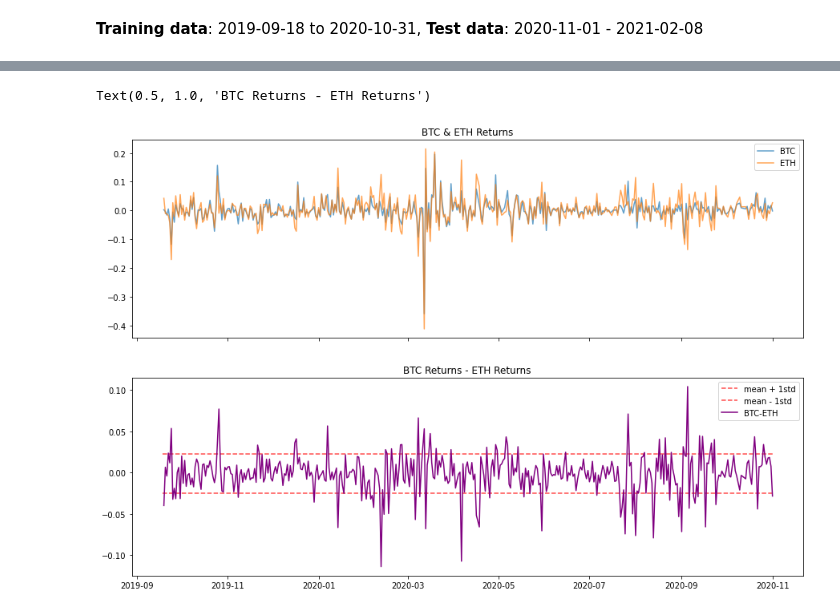
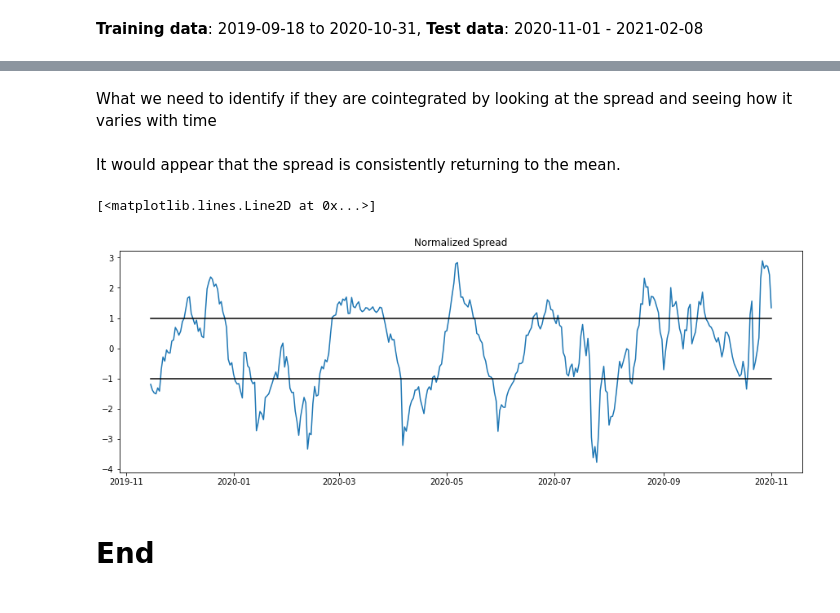
Before and after one commit to iceokoli/CryptoPairTrading-BackTest, a Jupyter notebook: EDA - Correlation between BTC and ETH.ipynb, the cells around one changed output, grey strips where cells are left out. Saved outputs shown, nothing was run; the diff lists cells and outputs as text; code cells hidden in the pictures.

```diff
--- a/EDA - Correlation between BTC and ETH.ipynb
+++ b/EDA - Correlation between BTC and ETH.ipynb
@@ -65,16 +62,23 @@ std: 0.0239, mean: -0.0013
-# %%
-high_line = pd.Series(data=(diff.mean() + diff.std())*np.repeat(1,len(btc_returns)), index=btc_returns.index)
-low_line = pd.Series(data=(diff.mean() - diff.std())*np.repeat(1,len(btc_returns)), index=btc_returns.index)
-fig, ax = plt.subplots(2,1, figsize=(15,10), sharex=True)
-ax[0].plot(btc_returns, label='BTC', alpha=0.7)
-ax[0].plot(eth_returns, label='ETH', alpha=0.7)
-ax[0].legend()
-ax[0].set_title('BTC & ETH Returns')
-ax[1].plot(high_line, color='red', linestyle='--', alpha=0.7, label='mean + 1std')
-ax[1].plot(low_line, color='red', linestyle='--', alpha=0.7, label='mean - 1std')
-ax[1].plot(diff, label='BTC-ETH', color='purple')
-ax[1].legend()
-ax[1].set_title('BTC Returns - ETH Returns')
-# %% [output]
-Text(0.5, 1.0, 'BTC Returns - ETH Returns')
-[figure, removed]
+# %% [markdown]
+What we need to identify if they are cointegrated by looking at the spread and seeing how it varies with time
+# %%
+period = 30
+beta = btc.rolling(period).mean() / eth.rolling(period).mean()
+spread = btc - beta*eth
+normalized_spread = (spread - spread.rolling(period).mean())/spread.rolling(period).std()
+# %% [markdown]
+It would appear that the spread is consistently returning to the mean.
+# %%
+not_na = normalized_spread[normalized_spread.notna()]
+up = pd.Series(np.repeat(1,len(not_na)),index=not_na.index)
+low = pd.Series(np.repeat(-1,len(not_na)),index=not_na.index)
+plt.figure(figsize=(15,5))
+plt.title('Normalized Spread')
+plt.plot(normalized_spread)
+plt.plot(up, color='black')
+plt.plot(low, color='black')
+# %% [output]
+[<matplotlib.lines.Line2D at 0x...>]
+[figure, added]
+# %% [markdown]
+# End
```
Also changed, not shown: parts of 7 cells of this notebook, 13 other files.
